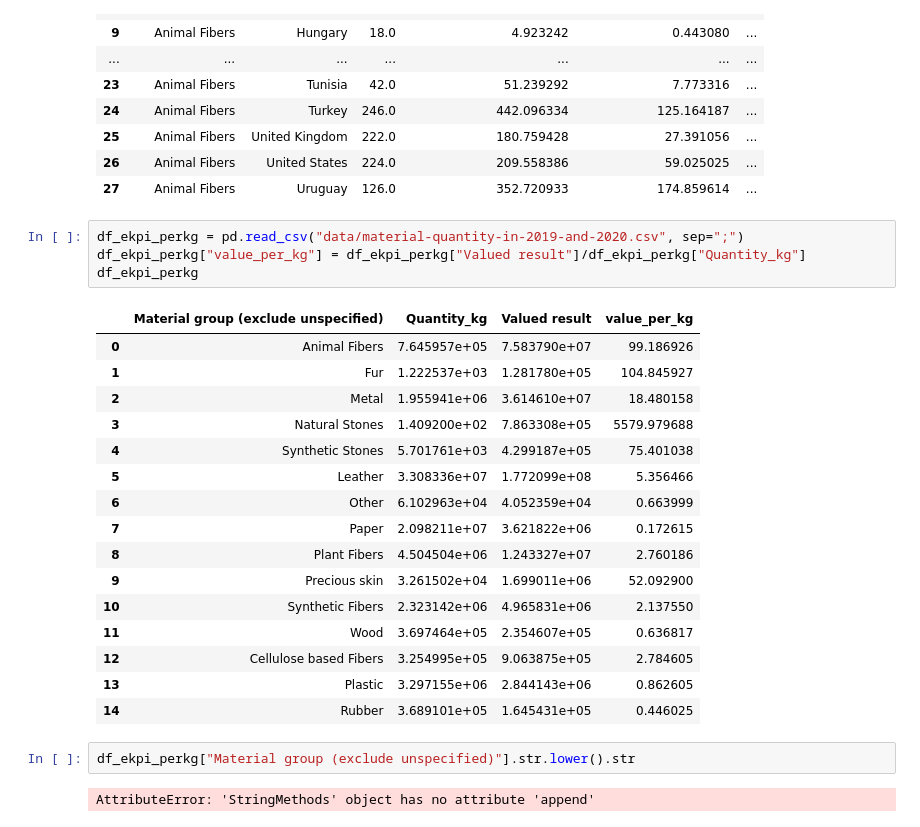
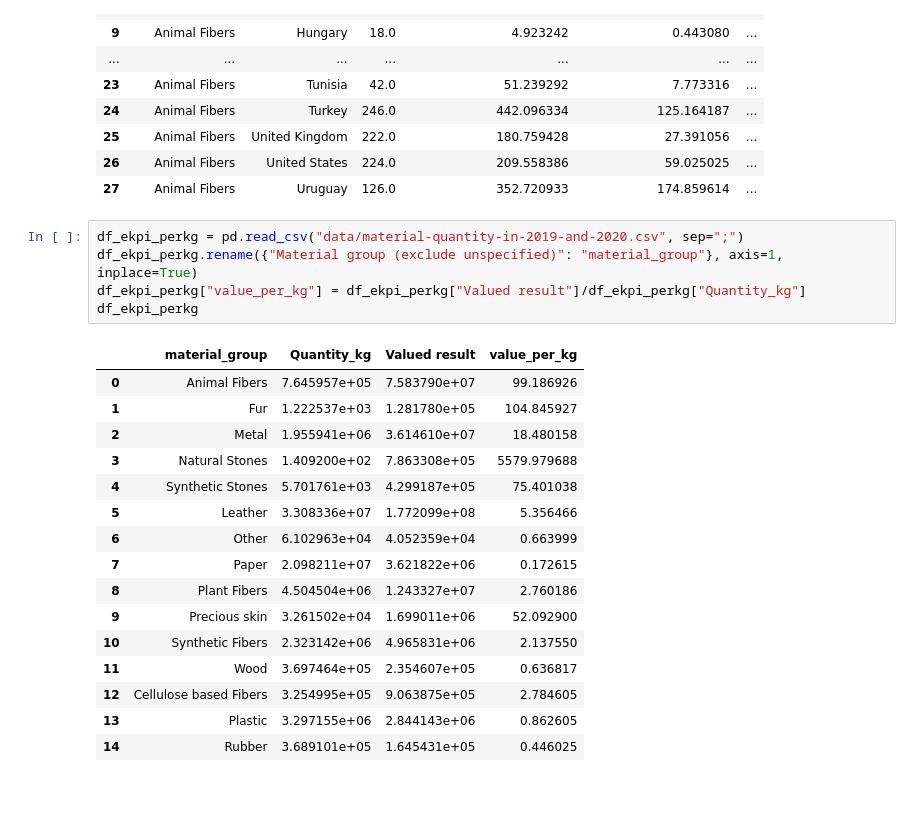
Before and after one commit to oulianov/kering-challenge, a Jupyter notebook: research.ipynb, the cells around one changed output. Drawn from its saved outputs; the diff is of its cells as text; blank space fills up the shorter version.

```diff
--- a/research.ipynb
+++ b/research.ipynb
@@ -68,10 +68,11 @@ df_country_ekpi_agg[df_country_ekpi_agg["Material Group"] == "Animal Fibers"]
 | 27 | Animal Fibers | Uruguay | 126.0 | 352.720933 | 174.859614 | ... |
 # %%
 df_ekpi_perkg = pd.read_csv("data/material-quantity-in-2019-and-2020.csv", sep=";")
+df_ekpi_perkg.rename({"Material group (exclude unspecified)": "material_group"}, axis=1, inplace=True)
 df_ekpi_perkg["value_per_kg"] = df_ekpi_perkg["Valued result"]/df_ekpi_perkg["Quantity_kg"]
 df_ekpi_perkg
 # %% [output]
-|  | Material group (exclude unspecified) | Quantity_kg | Valued result | value_per_kg |
+|  | material_group | Quantity_kg | Valued result | value_per_kg |
 | 0 | Animal Fibers | 7.645957e+05 | 7.583790e+07 | 99.186926 |
 | 1 | Fur | 1.222537e+03 | 1.281780e+05 | 104.845927 |
 | 2 | Metal | 1.955941e+06 | 3.614610e+07 | 18.480158 |
@@ -87,7 +88,3 @@ df_ekpi_perkg
 | 12 | Cellulose based Fibers | 3.254995e+05 | 9.063875e+05 | 2.784605 |
 | 13 | Plastic | 3.297155e+06 | 2.844143e+06 | 0.862605 |
 | 14 | Rubber | 3.689101e+05 | 1.645431e+05 | 0.446025 |
-# %%
-df_ekpi_perkg["Material group (exclude unspecified)"].str.lower().str
-# %% [output]
-AttributeError: 'StringMethods' object has no attribute 'append'
```
Also changed, not shown: parts of 4 cells of this notebook, 3 other files.
